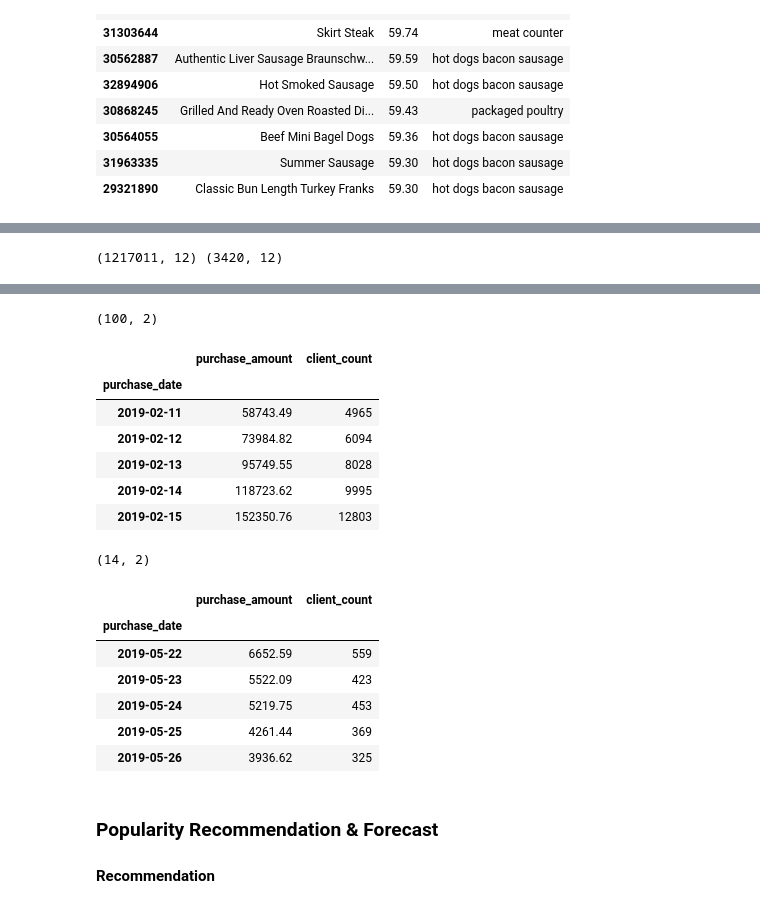
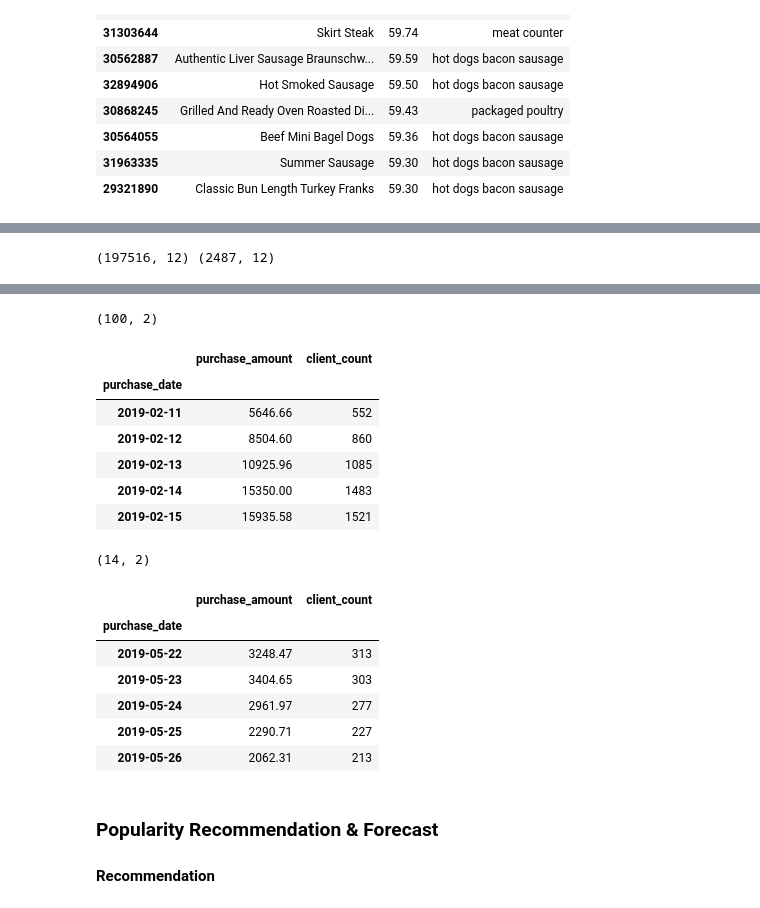
Before and after one commit to hanhanwu/Hanhan_Break_the_Limits, a Jupyter notebook: Bank_Fantasy/Golden_Bridge/recommendation_experiments/mockup_small_business.ipynb, the cells around one changed output, grey strips where cells are left out. Saved outputs shown, nothing was run; the diff lists cells and outputs as text; code cells hidden in the pictures.

```diff
--- a/Bank_Fantasy/Golden_Bridge/recommendation_experiments/mockup_small_business.ipynb
+++ b/Bank_Fantasy/Golden_Bridge/recommendation_experiments/mockup_small_business.ipynb
@@ -78,14 +78,17 @@ frozen juice                    5
 baby accessories                5
 Name: aisle, dtype: int64
 # %%
-new_sample_merchant_train = sample_merchant_train.loc[~sample_merchant_train['aisle']\
-                                                      .isin(sample_prod_df.loc[sample_prod_df['price'] > 30]['aisle'].values)]
-new_sample_merchant_test = sample_merchant_test.loc[~sample_merchant_test['aisle']\
-                                                      .isin(sample_prod_df.loc[sample_prod_df['price'] > 30]['aisle'].values)]
+new_sample_merchant_train = sample_merchant_train.loc[(~sample_merchant_train['aisle']\
+                                                      .isin(sample_prod_df.loc[sample_prod_df['price'] > 30]['aisle'].values))\
+                                                     & (sample_merchant_train['order_hour_of_day'].isin([9, 10]))]
+
+new_sample_merchant_test = sample_merchant_test.loc[(~sample_merchant_test['aisle']\
+                                                      .isin(sample_prod_df.loc[sample_prod_df['price'] > 30]['aisle'].values))\
+                                                     & (sample_merchant_test['order_hour_of_day'].isin([10, 11, 12, 13, 14, 15, 16, 17, 18]))]
 
 print(new_sample_merchant_train.shape, new_sample_merchant_test.shape)
 # %% [output]
-(1217011, 12) (3420, 12)
+(197516, 12) (2487, 12)
 # %%
 new_sample_merchant_train.head()
 # %% [output]
@@ -99,24 +102,24 @@ new_sample_merchant_train.head()
 new_sample_merchant_train.to_pickle('small_buz_train.pkl')
 new_sample_merchant_test.to_pickle('small_buz_test.pkl')
 # %%
-ts_daily_train = sample_merchant_train[['purchase_date', 'price', 'user_id']]\
+ts_daily_train = new_sample_merchant_train[['purchase_date', 'price', 'user_id']]\
           .groupby(['purchase_date'], as_index=True)['price', 'user_id']\
           .agg({'price': 'sum', 'user_id': 'count'})
 
 ts_daily_train = ts_daily_train.rename(index=str, columns={'price': 'purchase_amount', 'user_id': 'client_count'})
 print(ts_daily_train.shape)
 ts_daily_train.head()
 # %% [output]
 (100, 2)
 |  | purchase_amount | client_count |
 | purchase_date |  |  |
-| 2019-02-11 | 58743.49 | 4965 |
-| 2019-02-12 | 73984.82 | 6094 |
-| 2019-02-13 | 95749.55 | 8028 |
-| 2019-02-14 | 118723.62 | 9995 |
-| 2019-02-15 | 152350.76 | 12803 |
+| 2019-02-11 | 5646.66 | 552 |
+| 2019-02-12 | 8504.60 | 860 |
+| 2019-02-13 | 10925.96 | 1085 |
+| 2019-02-14 | 15350.00 | 1483 |
+| 2019-02-15 | 15935.58 | 1521 |
 # %%
-ts_daily_test = sample_merchant_test[['purchase_date', 'price', 'user_id']]\
+ts_daily_test = new_sample_merchant_test[['purchase_date', 'price', 'user_id']]\
           .groupby(['purchase_date'], as_index=True)['price', 'user_id']\
           .agg({'price': 'sum', 'user_id': 'count'})
 
@@ -127,11 +130,11 @@ ts_daily_test.head()
 (14, 2)
 |  | purchase_amount | client_count |
 | purchase_date |  |  |
-| 2019-05-22 | 6652.59 | 559 |
-| 2019-05-23 | 5522.09 | 423 |
-| 2019-05-24 | 5219.75 | 453 |
-| 2019-05-25 | 4261.44 | 369 |
-| 2019-05-26 | 3936.62 | 325 |
+| 2019-05-22 | 3248.47 | 313 |
+| 2019-05-23 | 3404.65 | 303 |
+| 2019-05-24 | 2961.97 | 277 |
+| 2019-05-25 | 2290.71 | 227 |
+| 2019-05-26 | 2062.31 | 213 |
 # %%
 ts_daily_train.to_pickle('ts_daily_smallbuz_train.pkl')
 ts_daily_test.to_pickle('ts_daily_smallbuz_test.pkl')
```
Also changed, not shown: parts of 10 cells of this notebook.
